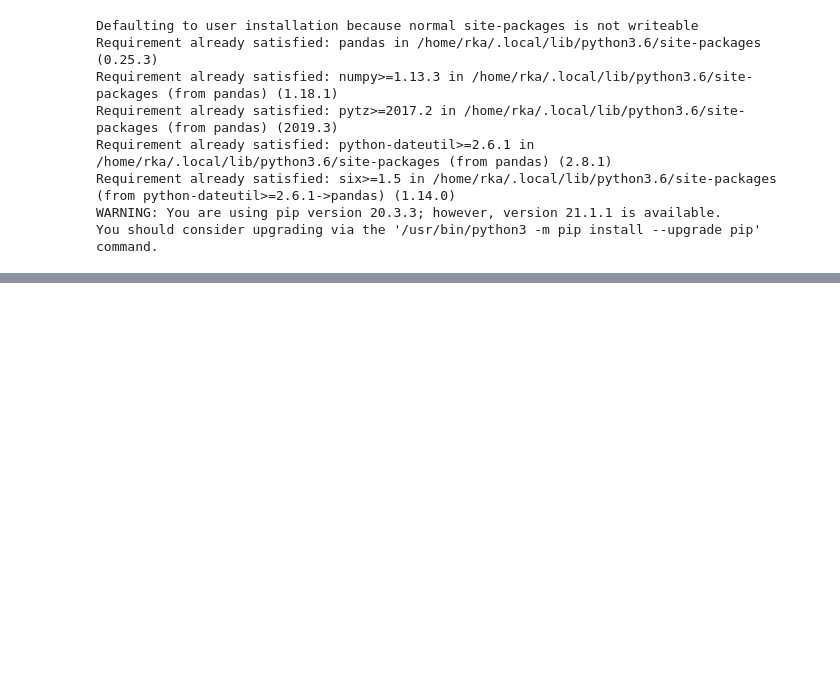
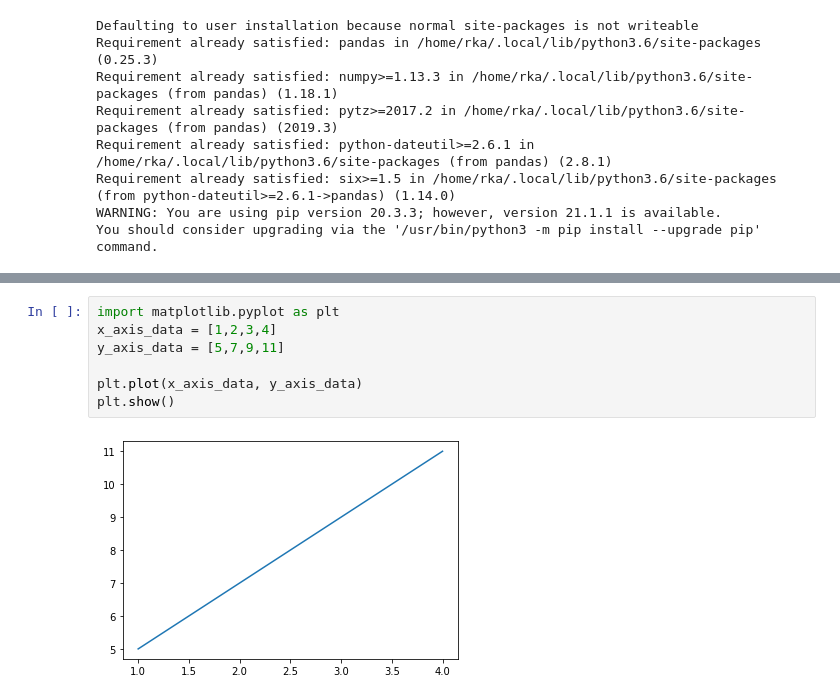
Before and after one commit to rakaar/Python-Classes, a Jupyter notebook: BasicDA.ipynb, the cells around one changed output, grey strips where cells are left out. Drawn from its saved outputs; the diff is of its cells as text; blank space fills up the shorter version.

```diff
--- a/BasicDA.ipynb
+++ b/BasicDA.ipynb
@@ -294,0 +599,9 @@ You should consider upgrading via the '/usr/bin/python3 -m pip install --upgrade
+# %%
+import matplotlib.pyplot as plt
+x_axis_data = [1,2,3,4]
+y_axis_data = [5,7,9,11]
+
+plt.plot(x_axis_data, y_axis_data)
+plt.show()
+# %% [output]
+[figure, added]
```
Also changed, not shown: parts of 68 cells of this notebook.
